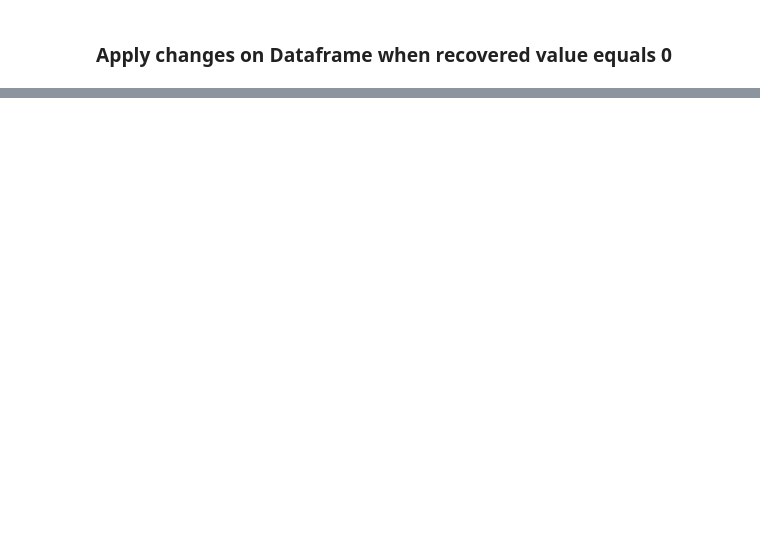
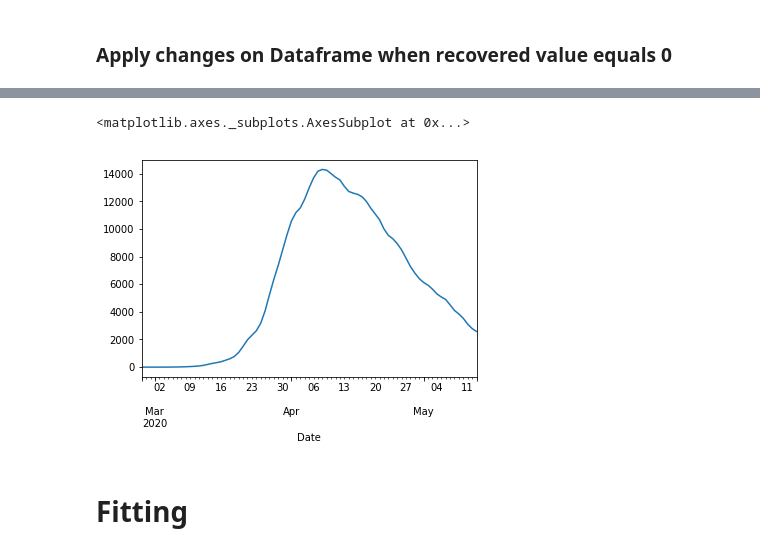
Before and after one commit to jeannechaverot/CovidForecasting, a Jupyter notebook: 0. Data Cleaning.ipynb, the cells around one changed output, grey strips where cells are left out. Saved outputs shown, nothing was run; the diff lists cells and outputs as text; code cells hidden in the pictures; blank space fills up the shorter version.

```diff
--- a/0. Data Cleaning.ipynb
+++ b/0. Data Cleaning.ipynb
@@ -114,0 +134,6 @@ data.head()
+# %%
+def ncr(n, r):
+    r = min(r, n-r)
+    numer = reduce(op.mul, range(n, n-r, -1), 1)
+    denom = reduce(op.mul, range(1, r+1), 1)
+    return numer / denom
@@ -114,0 +180,4 @@ data.head()
+# %%
+data['Infected Cases'] = gauss_filter(data['Infected Cases'].values, 1)
+data['Recovered Daily'] = gauss_filter(data['Recovered Daily'].values, 2)
+data['Deaths Daily'] = gauss_filter(data['Deaths Daily'].values, 2)
@@ -125,5 +188,5 @@ data.tail()
 # %%
-dataframe = pd.concat([data['Date'],data['Recovered Daily'], data['Infected Cases'].shift(7),
+dataframe = pd.concat([data['Date'],data['Recovered Daily'], data['Deaths Daily'], data['Infected Cases'].shift(7),
                    data['Infected Cases'].shift(8),data['Infected Cases'].shift(9),
                    data['Infected Cases'].shift(10),data['Infected Cases'].shift(11),
                    data['Infected Cases'].shift(12),data['Infected Cases'].shift(13),
@@ -135,7 +219,7 @@ dataframe = pd.concat([data['Date'],data['Recovered Daily'], data['Infected Case
 To go on I think it would be better to have a larger data set
 # %%
 # create lagged dataset
-dataframe.columns = ['Date', 'Recovered Daily', 'Infected cases t-7','Infected cases t-8','Infected cases t-9',
+dataframe.columns = ['Date', 'Recovered Daily', 'Deaths Daily','Infected cases t-7','Infected cases t-8','Infected cases t-9',
                     'Infected cases t-10','Infected cases t-11','Infected cases t-12','Infected cases t-13',
                     'Infected cases t-14','Infected cases t-15','Infected cases t-16','Infected cases t-17',
                     'Infected cases t-18','Infected cases t-19','Infected cases t-20','Infected cases t-21']
@@ -210,2 +284,9 @@ data = pd.concat([X, y, y_smoothed], axis=1)
 # %%
 data.to_csv('data.csv')
+# %%
+dataframe_new['Infected cases t-7'].plot()
+# %% [output]
+<matplotlib.axes._subplots.AxesSubplot at 0x...>
+[figure, added]
+# %% [markdown]
+# Fitting
```
Also changed, not shown: parts of 27 cells of this notebook.
